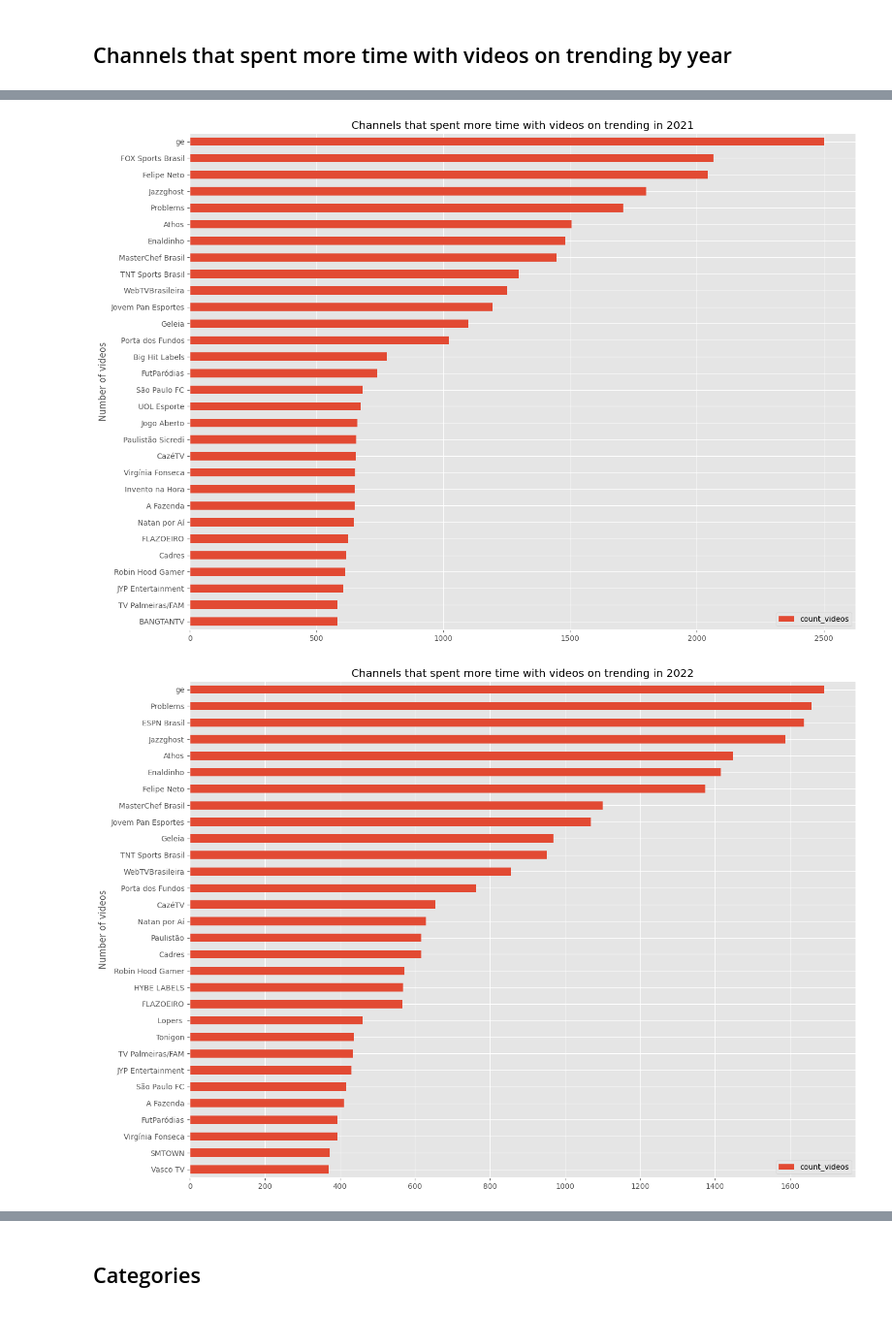
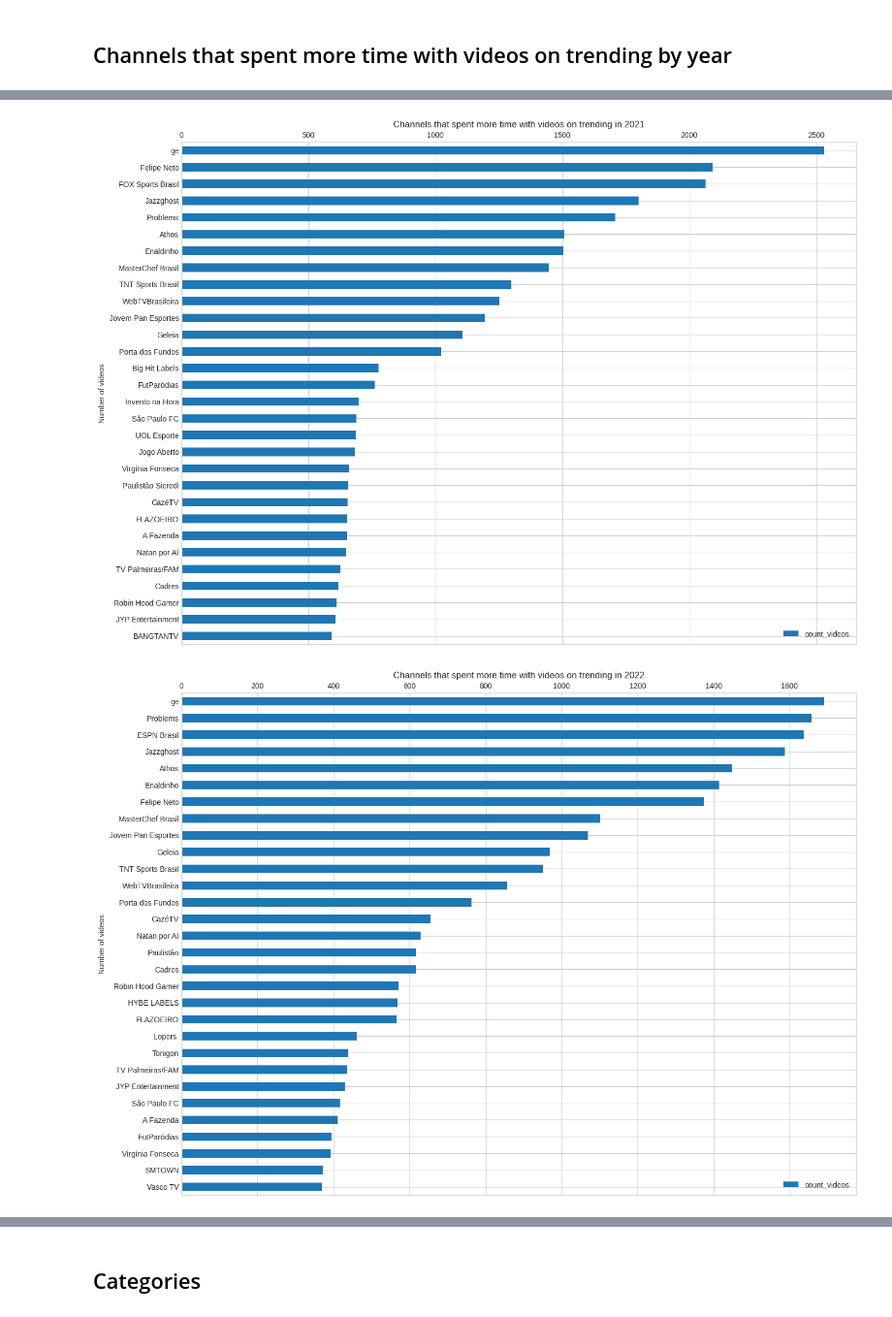
Before and after one commit to BrenoAV/Youtube-Trending-Video-Analysis, a Jupyter notebook: YoutubeTrendingVideoAnalysis.ipynb, the cells around one changed output, grey strips where cells are left out. Shown at 97% size. Drawn from its saved outputs; the diff is of its cells as text; code cells hidden in the pictures.

```diff
--- a/YoutubeTrendingVideoAnalysis.ipynb
+++ b/YoutubeTrendingVideoAnalysis.ipynb
@@ -34,5 +36,5 @@ from src.helpers import get_channel_title_by_id, get_map_category_name_by_id
 # %%
-matplotlib.style.use('ggplot')
+matplotlib.style.use("seaborn-v0_8-whitegrid")
 warnings.filterwarnings( "ignore", module = "IPython\..*" )
 # %%
 logging.basicConfig(level=logging.ERROR)
@@ -215,0 +190,3 @@ df_isnan.toPandas().T
+# %%
+# Removing the video with comment_count problem
+df = df.filter(~F.col("comment_count").isNull())
@@ -225,8 +226,11 @@ How many channels reach the trending: 5309, which means 2.22% of the total video
 From the total of videos, belongs an only 5304 channels that dominate the YouTube Trending which is equivalent to 2.22% of the total videos
 # %% [markdown]
 ## Channels that spent more time with videos on trending by year
+# %%
+years = [f"{year[0]}-01-01" for year in df.withColumn("year", F.year(F.col("publishedAt")))\
+                                          .select("year").distinct().orderBy(F.col("year")).collect()]
 # %%
-for date in ["2020-01-01", "2021-01-21", "2022-01-01", "2023-01-31"]:
+for date in years:
     df_this_year = df.filter(df["publishedAt"]>=date)
     window_spec = Window.partitionBy("channelId")
     df_count = df_this_year.withColumn("count_videos", F.count("channelId").over(window_spec))
@@ -234,11 +238,11 @@ for date in ["2020-01-01", "2021-01-21", "2022-01-01", "2023-01-31"]:
                        .dropDuplicates(["channelId"])\
                        .orderBy(F.desc("count_videos"))\
                        .limit(config.num_of_videos_limit)
-    df_count.toPandas().iloc[::-1].plot.barh(x="channelTitle",
+    ax = df_count.toPandas().iloc[::-1].plot.barh(x="channelTitle",
                                              y="count_videos",
                                              ylabel="Number of videos",
-                                             title=f"Channels that spent more time with videos \
-on trending in {date.split('-')[0]}",
-                                             figsize=(16, 12))
+                                             title=(f"Channels that spent more time with videos "
+                                                    f"on trending in {date.split('-')[0]}"), figsize=(16, 12))
+    ax.xaxis.tick_top()
     plt.show()
 # %% [output]
@@ -246,2 +250,2 @@ on trending in {date.split('-')[0]}",
-[figure, old version]
+[figure, new version]
-[figure, old version]
+[figure, new version]
```
Also changed, not shown: parts of 47 cells of this notebook, 5 other files.
